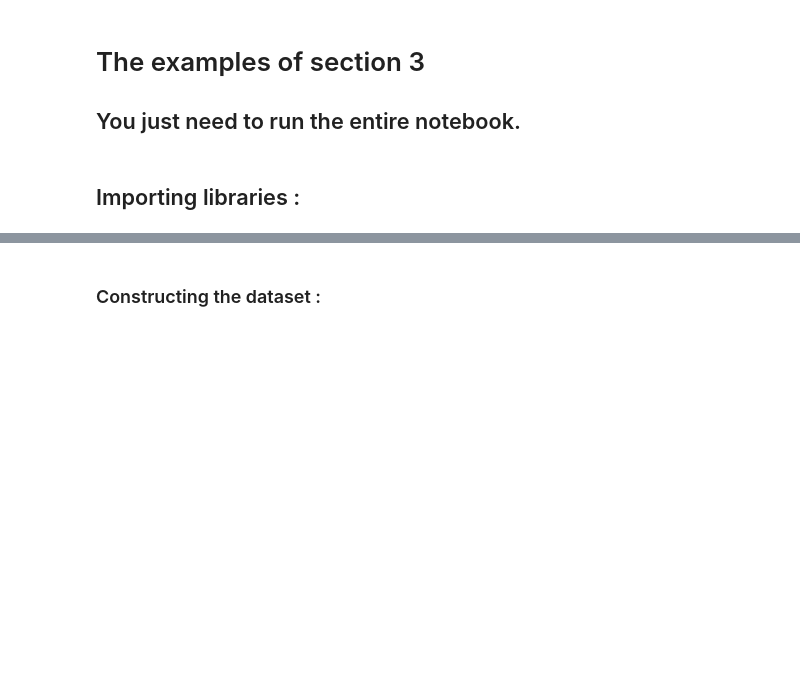
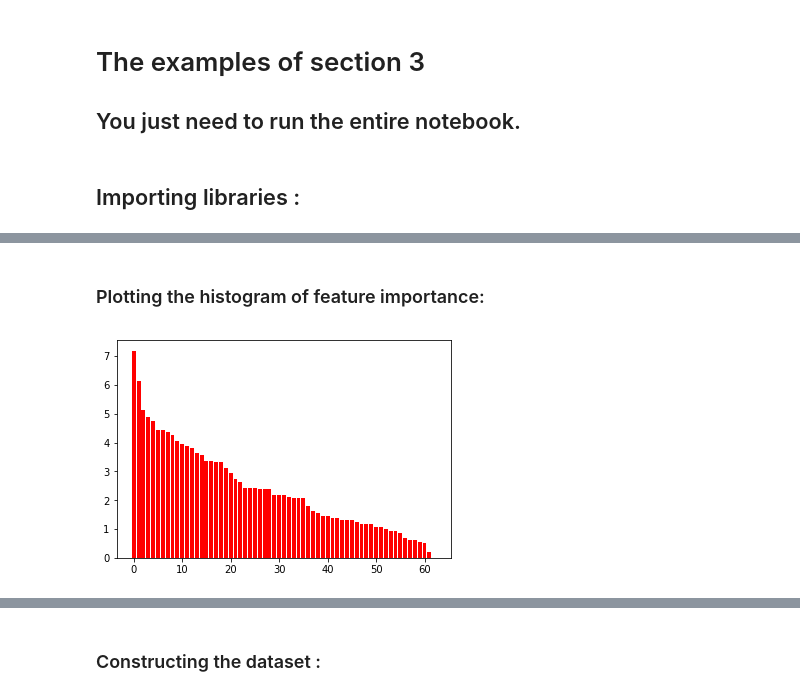
Before and after one commit to GuillaumeStaermanML/FIF, a Jupyter notebook: Code_FIF/Section_3/Section_3.ipynb, the cells around one changed output, grey strips where cells are left out. Drawn from its saved outputs; the diff is of its cells as text; code cells hidden in the pictures; blank space fills up the shorter version.

```diff
--- a/Code_FIF/Section_3/Section_3.ipynb
+++ b/Code_FIF/Section_3/Section_3.ipynb
@@ -9,0 +19,13 @@ import matplotlib
+# %%
+def dyadic(J_max=7, m=100):
+    a =0
+    t = np.linspace(0,1,m)
+    D = np.zeros((np.sum(np.power(2,np.arange(J_max))),m))
+    for J in range(J_max):
+        b = np.power(2,J)
+        for k in range(b):
+            for l in range(m):
+                x = b * t[l] - k
+                D[a,l] = 1 * (0 <= x < 1)
+            a += 1
+    return D
@@ -9,0 +54,15 @@ import matplotlib
+# %%
+np.random.seed(42)
+D1 = dyadic(6, m=X_train.shape[1])
+F1 = FIForest(X_train, ntrees=100, time = time, subsample_size= X_train.shape[0],
+            D= D1, innerproduct= "auto", alpha = 1, criterion="sample")
+b = F1.importance_feature()
+# %% [markdown]
+### Plotting the histogram of feature importance:
+# %%
+plt.figure(figsize=(6,4))
+plt.bar( np.arange(len(b)), height= np.flip(np.sort(b)), color='r' )
+#plt.savefig('feature_importance.pdf')
+plt.show()
+# %% [output]
+[figure, added]
```
Also changed, not shown: parts of 31 cells of this notebook, 15 other files.
